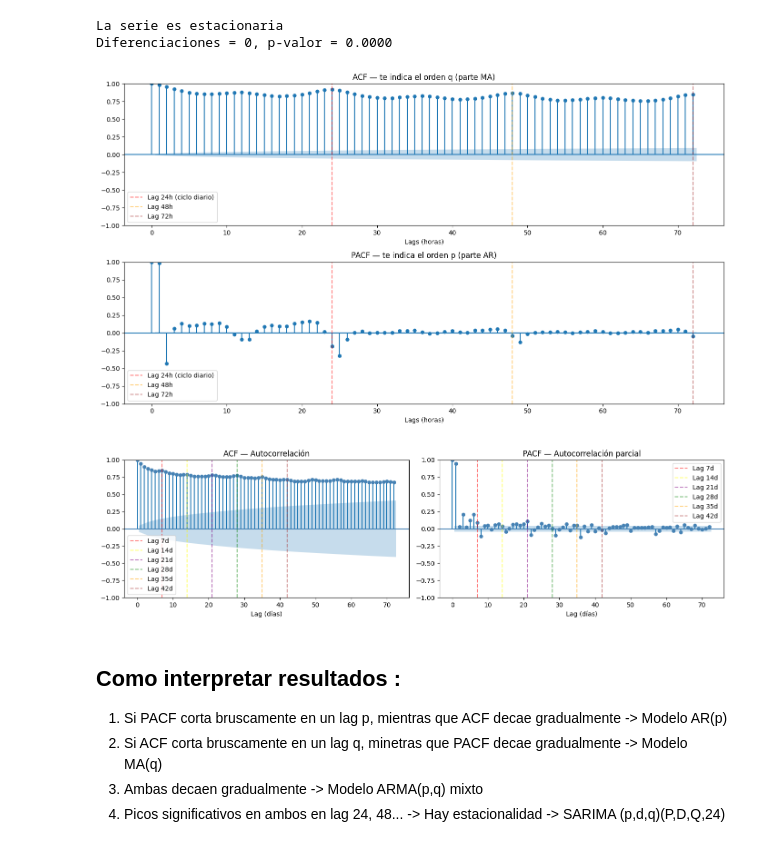
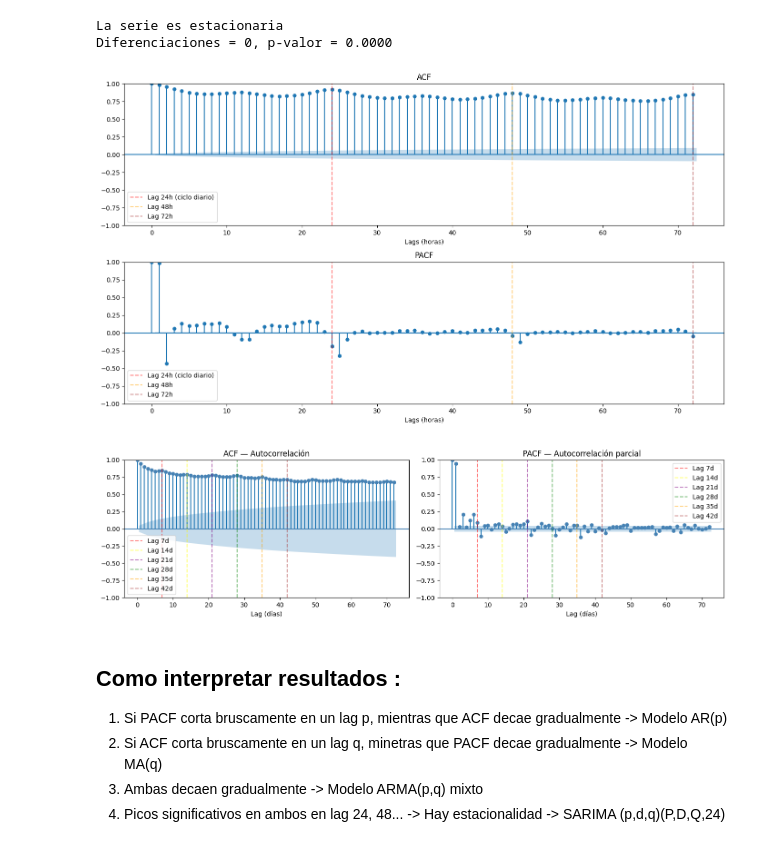
Before and after one commit to JaimeSa03/TFG_Model_Predictor, a Jupyter notebook: Experimentos/Series_Temp/Analisis_precio/Box_Jenkins.ipynb, the cells around one changed output. Saved outputs shown, nothing was run; the diff lists cells and outputs as text; code cells hidden in the pictures.

```diff
--- a/Experimentos/Series_Temp/Analisis_precio/Box_Jenkins.ipynb
+++ b/Experimentos/Series_Temp/Analisis_precio/Box_Jenkins.ipynb
@@ -112,7 +112,7 @@ Diferenciaciones = 0, p-valor = 0.0000
 fig, axes = plt.subplots(2, 1, figsize=(14, 8))
 
 plot_acf(serie_modelo, lags=72, ax=axes[0], alpha=0.05)
-axes[0].set_title('ACF — te indica el orden q (parte MA)')
+axes[0].set_title('ACF')
 axes[0].set_xlabel('Lags (horas)')
 axes[0].axvline(x=24, color='red', linestyle='--', alpha=0.5, label='Lag 24h (ciclo diario)')
 axes[0].axvline(x=48, color='orange', linestyle='--', alpha=0.5, label='Lag 48h')
@@ -120,7 +120,7 @@ axes[0].axvline(x=72, color='brown', linestyle='--', alpha=0.5, label='Lag 72h')
 axes[0].legend()
 
 plot_pacf(serie_modelo, lags=72, ax=axes[1], alpha=0.05, method='ywm')
-axes[1].set_title('PACF — te indica el orden p (parte AR)')
+axes[1].set_title('PACF')
 axes[1].set_xlabel('Lags (horas)')
 axes[1].axvline(x=24, color='red', linestyle='--', alpha=0.5, label='Lag 24h (ciclo diario)')
 axes[1].axvline(x=48, color='orange', linestyle='--', alpha=0.5, label='Lag 48h')
@@ -137,34 +137,34 @@ plt.show()
 # Serie diaria (media por dia)
 daily = df['price'].resample('D').mean()
 
 
 fig, axes = plt.subplots(1, 2, figsize=(14, 4))
 
 plot_acf(daily.dropna(),  lags=72, ax=axes[0], color='steelblue')
 axes[0].set_title('ACF — Autocorrelación')
 axes[0].set_xlabel('Lag (días)')
 axes[0].axvline(x=7, color='red', linestyle='--', alpha=0.5, label='Lag 7d')
 axes[0].axvline(x=14, color='yellow', linestyle='--', alpha=0.5, label='Lag 14d')
 axes[0].axvline(x=21, color='purple', linestyle='--', alpha=0.5, label='Lag 21d')
 axes[0].axvline(x=28, color='green', linestyle='--', alpha=0.5, label='Lag 28d')
 axes[0].axvline(x=35, color='orange', linestyle='--', alpha=0.5, label='Lag 35d')
 axes[0].axvline(x=42, color='brown', linestyle='--', alpha=0.5, label='Lag 42d')
 axes[0].legend()
 
 plot_pacf(daily.dropna(), lags=72, ax=axes[1], color='steelblue', method='ywm')
 axes[1].set_title('PACF — Autocorrelación parcial')
 axes[1].set_xlabel('Lag (días)')
 axes[1].axvline(x=7, color='red', linestyle='--', alpha=0.5, label='Lag 7d')
 axes[1].axvline(x=14, color='yellow', linestyle='--', alpha=0.5, label='Lag 14d')
 axes[1].axvline(x=21, color='purple', linestyle='--', alpha=0.5, label='Lag 21d')
 axes[1].axvline(x=28, color='green', linestyle='--', alpha=0.5, label='Lag 28d')
 axes[1].axvline(x=35, color='orange', linestyle='--', alpha=0.5, label='Lag 35d')
 axes[1].axvline(x=42, color='brown', linestyle='--', alpha=0.5, label='Lag 42d')
 axes[1].legend()
 plt.tight_layout()
 plt.show()
 # %% [output]
-[figure, old version]
+[figure, new version]
 [figure]
 # %% [markdown]
 ## Como interpretar resultados :
```
Also changed, not shown: parts of 1 cell of this notebook, 20 other files.
